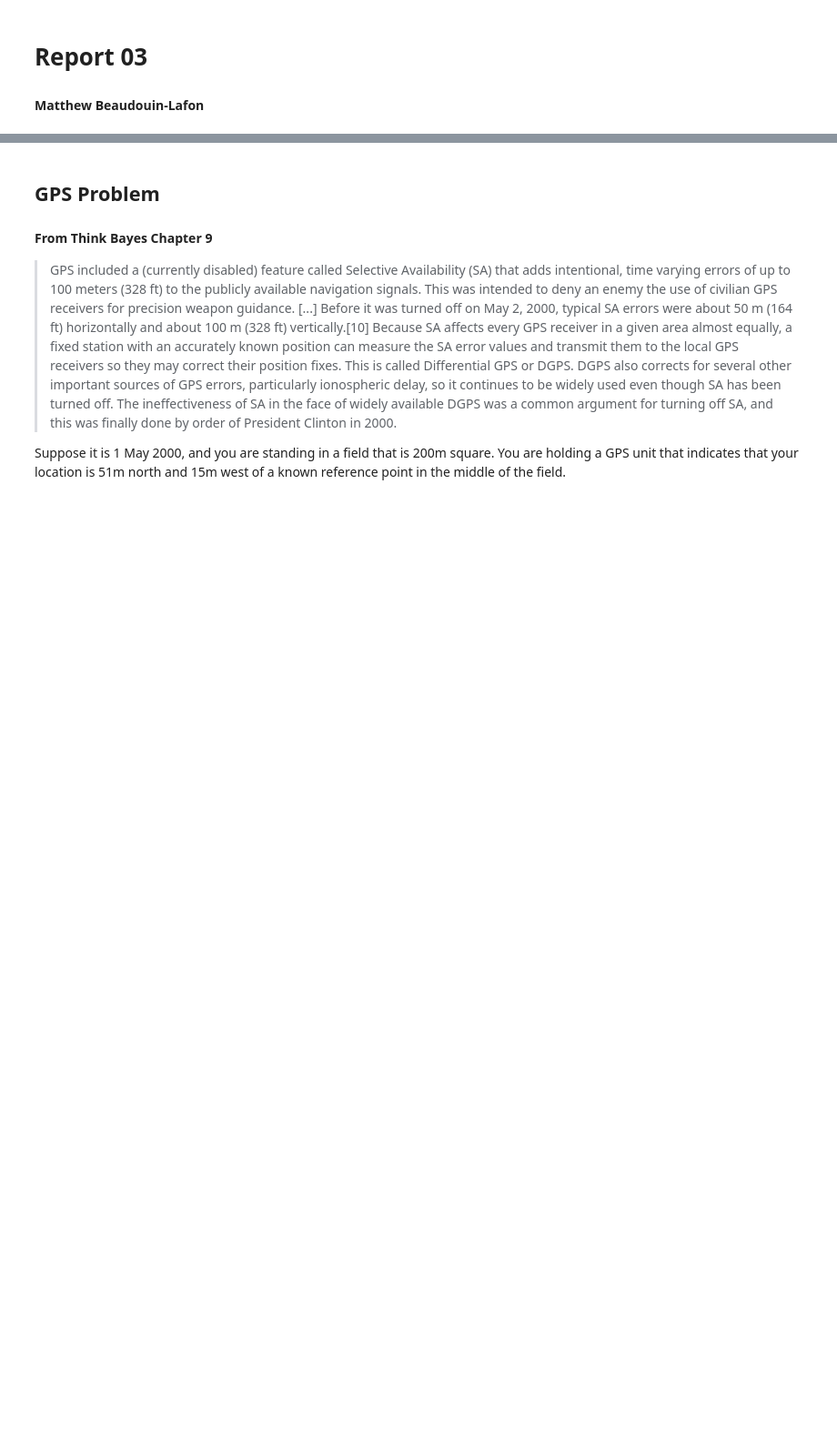
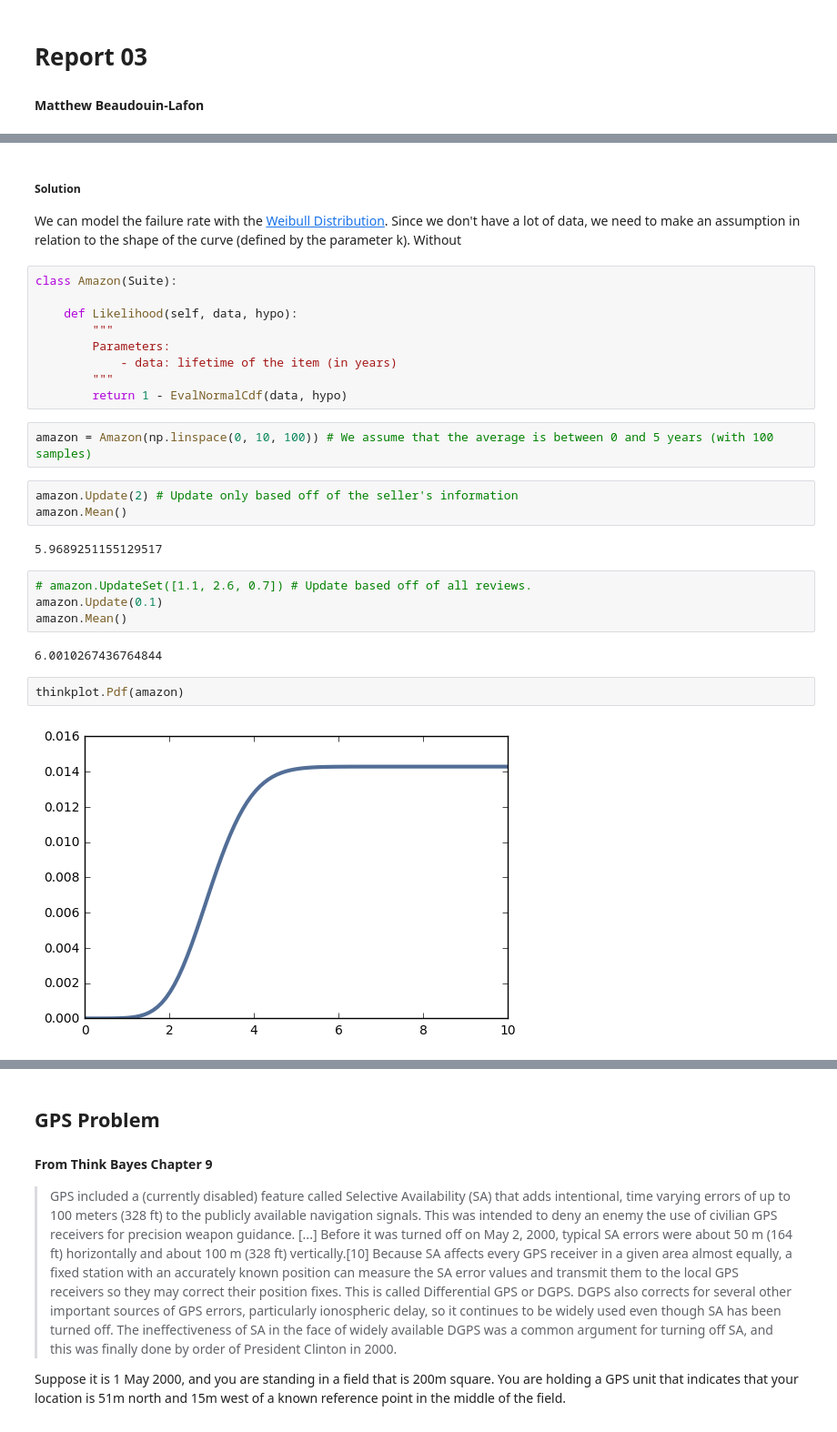
Before and after one commit to MatthewBeaudouinLafon/ThinkBayes2, a Jupyter notebook: code/report03.ipynb, the cells around one changed output, grey strips where cells are left out. Shown at 91% size. Saved outputs shown, nothing was run; the diff lists cells and outputs as text; blank space fills up the shorter version.

```diff
--- a/code/report03.ipynb
+++ b/code/report03.ipynb
@@ -15,0 +23,30 @@ import thinkplot
+# %% [markdown]
+##### Solution
+We can model the failure rate with the [Weibull Distribution](https://en.wikipedia.org/wiki/Weibull_distribution).
+Since we don't have a lot of data, we need to make an assumption in relation to the shape of the curve (defined by the parameter k). Without
+# %%
+class Amazon(Suite):
+
+    def Likelihood(self, data, hypo):
+        """
+        Parameters:
+            - data: lifetime of the item (in years)
+        """
+        return 1 - EvalNormalCdf(data, hypo)
+# %%
+amazon = Amazon(np.linspace(0, 10, 100)) # We assume that the average is between 0 and 5 years (with 100 samples)
+# %%
+amazon.Update(2) # Update only based off of the seller's information
+amazon.Mean()
+# %% [output]
+5.9689251155129517
+# %%
+# amazon.UpdateSet([1.1, 2.6, 0.7]) # Update based off of all reviews.
+amazon.Update(0.1)
+amazon.Mean()
+# %% [output]
+6.0010267436764844
+# %%
+thinkplot.Pdf(amazon)
+# %% [output]
+[figure, added]
```
Also changed, not shown: parts of 16 cells of this notebook, 1 other file.
